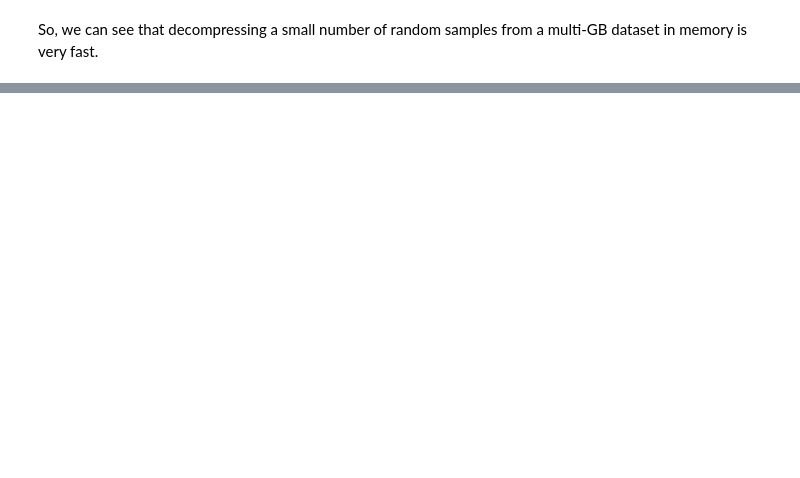
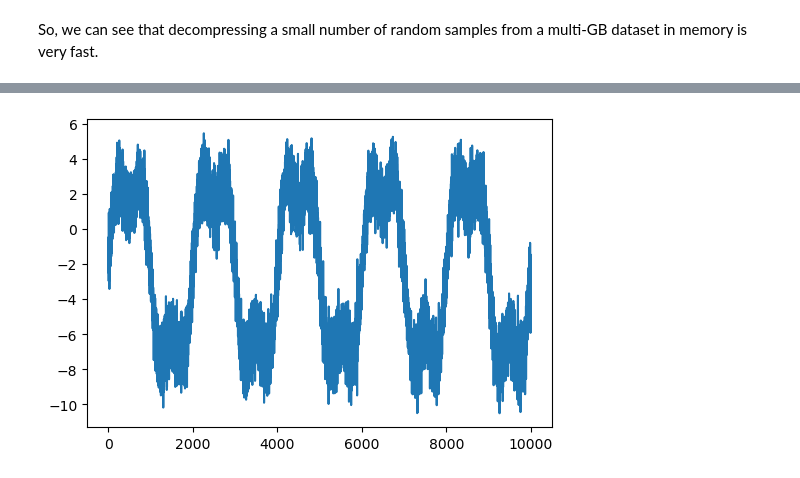
Before and after one commit to hpc4cmb/flacarray, a Jupyter notebook: docs/docs/cookbook.ipynb, the cells around one changed output, grey strips where cells are left out. Saved outputs shown, nothing was run; the diff lists cells and outputs as text; code cells hidden in the pictures; blank space fills up the shorter version.

```diff
--- a/docs/docs/cookbook.ipynb
+++ b/docs/docs/cookbook.ipynb
@@ -101,0 +122,3 @@ So, we can see that decompressing a small number of random samples from a multi-
+# %%
+# Create a compressed array
+flcarr = FlacArray.from_array(arr)
@@ -101,0 +133,7 @@ So, we can see that decompressing a small number of random samples from a multi-
+# %%
+# Restore back to an array
+restored = flcarr.to_array()
+# %%
+demo.plot_data(restored)
+# %% [output]
+[figure, added]
```
Also changed, not shown: parts of 28 cells of this notebook, 31 other files.
